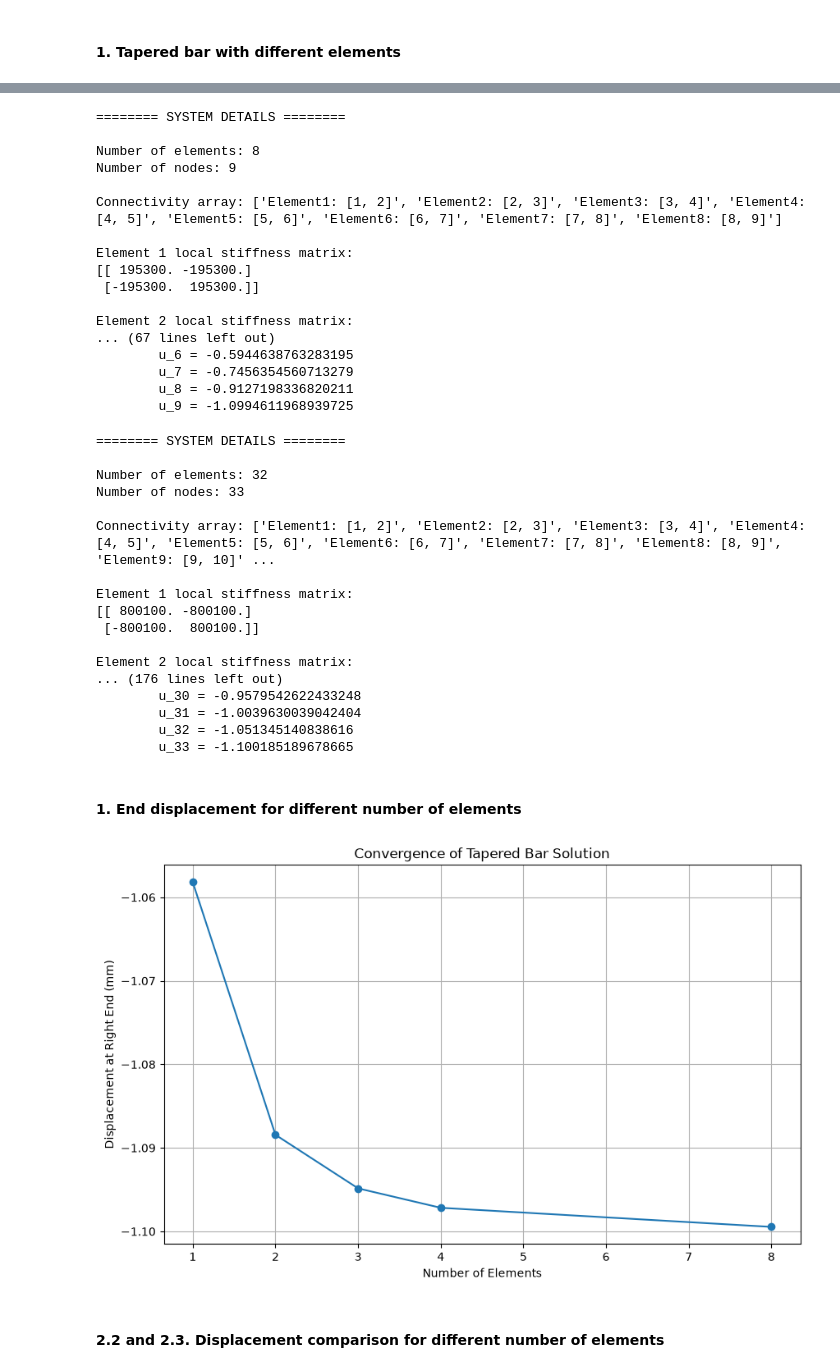
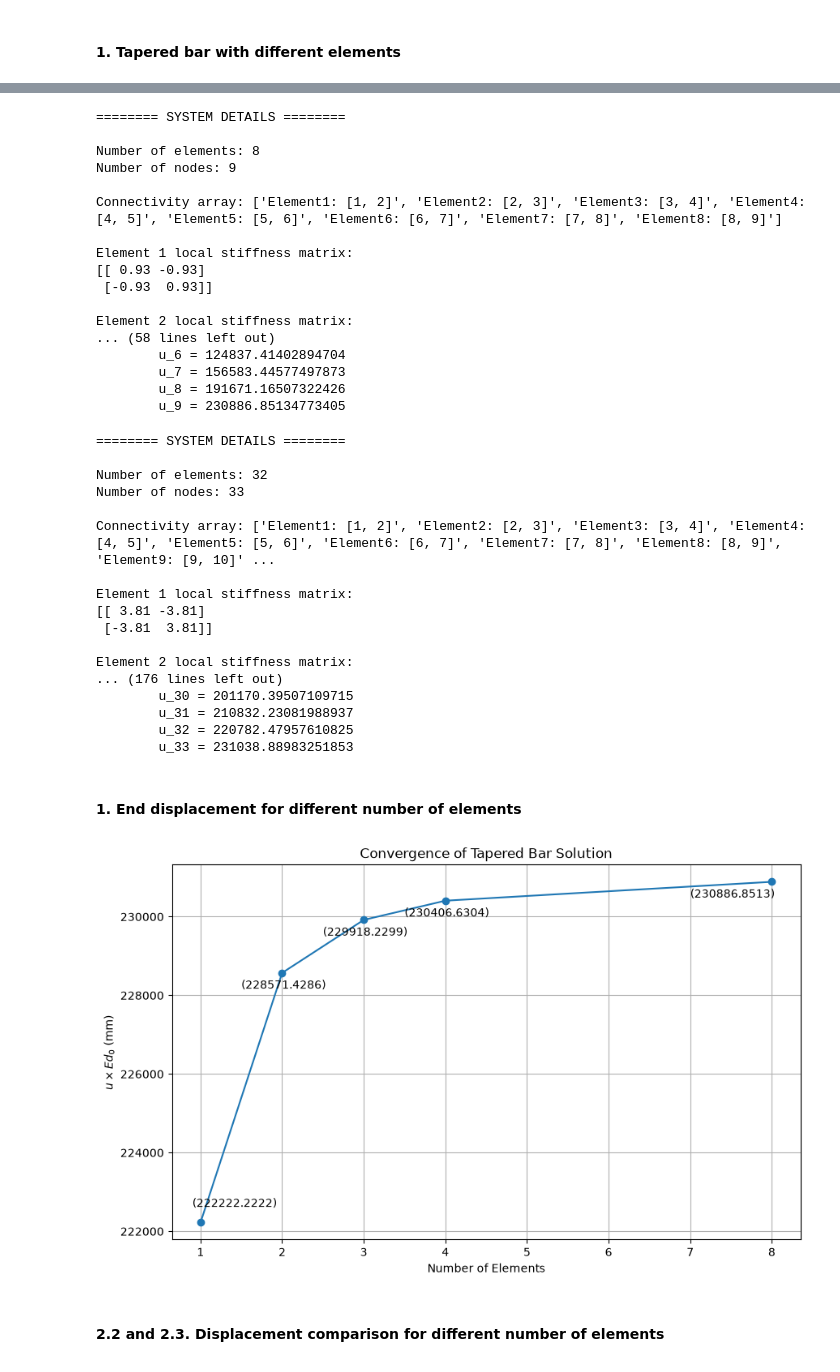
Before and after one commit to AdhilshaA/FEM_coursework, a Jupyter notebook: lab/lab_1.ipynb, the cells around one changed output, grey strips where cells are left out. Cells and saved outputs as stored; diff of their text form; code cells hidden in the pictures.

```diff
--- a/lab/lab_1.ipynb
+++ b/lab/lab_1.ipynb
@@ -426,12 +426,12 @@ def FEM_direct_stiffness_method_general(system_txt_file=None, system=None, only_
 # %%
 # setting the default system to be solved
 
-force_value = -20e3 # N
+force_value = 20e3 # N
 depth_value = 1 # mm (UNKNOWN d_0)
 width_value_left = 60 # mm
 width_value_right = 30 # mm
 length_value = 500 # mm
-E_value = 210e3 # MPa
+E_value = 1 # MPa
 
 def width_at_x(x, width_left=width_value_left, width_right=width_value_right, length=length_value):
     return width_left + (width_right - width_left) * (x / length)
@@ -568,15 +568,15 @@ Number of nodes: 9
 Connectivity array: ['Element1: [1, 2]', 'Element2: [2, 3]', 'Element3: [3, 4]', 'Element4: [4, 5]', 'Element5: [5, 6]', 'Element6: [6, 7]', 'Element7: [7, 8]', 'Element8: [8, 9]']
 
 Element 1 local stiffness matrix:
-[[ 195300. -195300.]
- [-195300.  195300.]]
+[[ 0.93 -0.93]
+ [-0.93  0.93]]
 
 Element 2 local stiffness matrix:
-... (67 lines left out)
-        u_6 = -0.5944638763283195
-        u_7 = -0.7456354560713279
-        u_8 = -0.9127198336820211
-        u_9 = -1.0994611968939725
+... (58 lines left out)
+        u_6 = 124837.41402894704
+        u_7 = 156583.44577497873
+        u_8 = 191671.16507322426
+        u_9 = 230886.85134773405
 # %%
 # tapered_bar with 32 elements
 unknown_list_32, solved_unknown_32 = FEM_direct_stiffness_method_general(
@@ -591,15 +591,15 @@ Number of nodes: 33
 Connectivity array: ['Element1: [1, 2]', 'Element2: [2, 3]', 'Element3: [3, 4]', 'Element4: [4, 5]', 'Element5: [5, 6]', 'Element6: [6, 7]', 'Element7: [7, 8]', 'Element8: [8, 9]', 'Element9: [9, 10]' ...
 
 Element 1 local stiffness matrix:
-[[ 800100. -800100.]
- [-800100.  800100.]]
+[[ 3.81 -3.81]
+ [-3.81  3.81]]
 
 Element 2 local stiffness matrix:
 ... (176 lines left out)
-        u_30 = -0.9579542622433248
-        u_31 = -1.0039630039042404
-        u_32 = -1.051345140838616
-        u_33 = -1.100185189678665
+        u_30 = 201170.39507109715
+        u_31 = 210832.23081988937
+        u_32 = 220782.47957610825
+        u_33 = 231038.88983251853
 # %% [markdown]
 #### 1. End displacement for different number of elements
 # %%
@@ -614,14 +614,26 @@ right_displacements = [
 # %%
 # plotting the results
 plt.figure(figsize=(10, 6))
 plt.plot(n_elements_list, right_displacements, 'o-')
 plt.xlabel('Number of Elements')
-plt.ylabel('Displacement at Right End (mm)')
+plt.ylabel(r'$u \times Ed_0$ (mm)')
 plt.title('Convergence of Tapered Bar Solution')
+x_align_corrections = [-0.1, -0.5, -0.5, -0.5, -1]
+y_align_corrections = [400, -400, -400, -400, -400]  # Adjust these values as needed for better alignment
+# annotate the last point
+for i in range(len(n_elements_list)):
+    plt.annotate(
+        f"({right_displacements[i]:.4f})",
+        xy=(n_elements_list[i], right_displacements[i]),
+        xytext=(n_elements_list[i] + x_align_corrections[i], right_displacements[i] + y_align_corrections[i]),
+        fontsize=10,
+        color='black'
+    )
+
 plt.grid()
 plt.show()
 # %% [output]
-[figure, old version]
+[figure, new version]
 # %% [markdown]
 #### 2.2 and 2.3. Displacement comparison for different number of elements
 # %%
```
Also changed, not shown: parts of 8 cells of this notebook, 11 other files.
